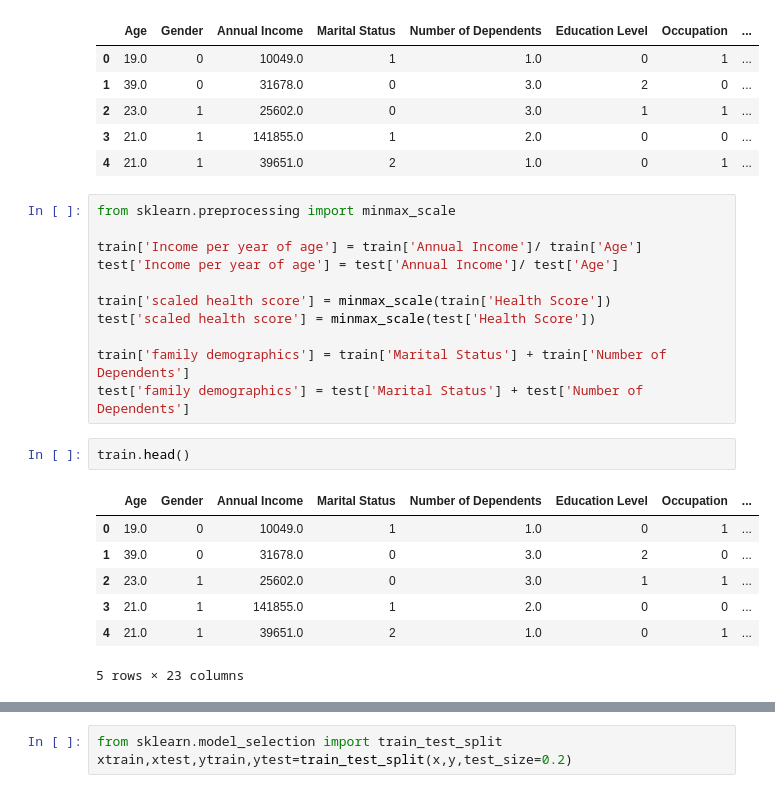
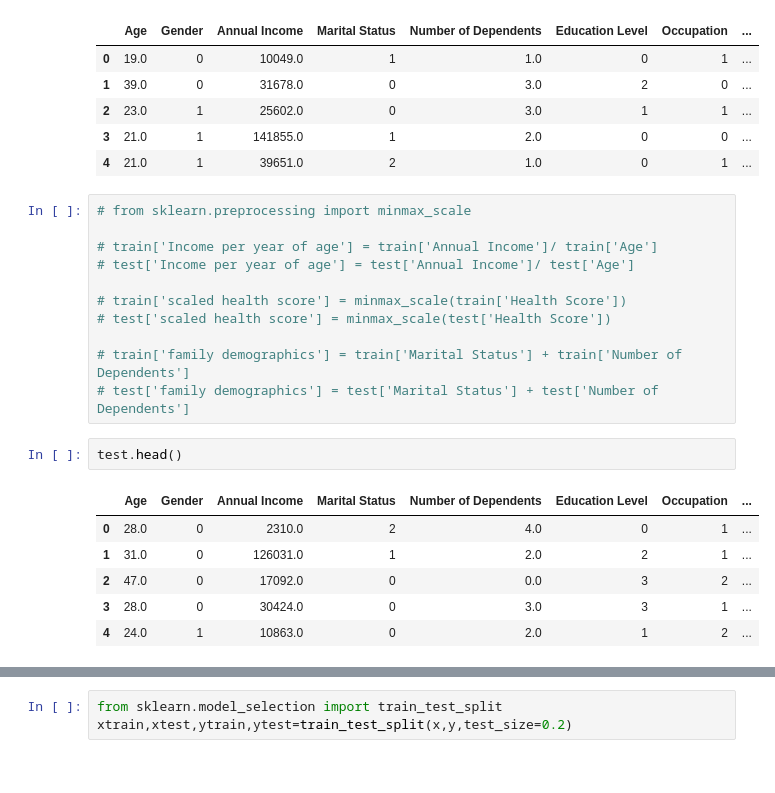
Before and after one commit to NoahHaag/Kaggle, a Jupyter notebook: insurance-data-regression-premium-amount.ipynb, the cells around one changed output, grey strips where cells are left out. Cells and saved outputs as stored; diff of their text form.

```diff
--- a/insurance-data-regression-premium-amount.ipynb
+++ b/insurance-data-regression-premium-amount.ipynb
@@ -116,26 +116,25 @@ train.head()
 | 3 | 21.0 | 1 | 141855.0 | 1 | 2.0 | 0 | 0 | ... |
 | 4 | 21.0 | 1 | 39651.0 | 2 | 1.0 | 0 | 1 | ... |
 # %%
-from sklearn.preprocessing import minmax_scale
+# from sklearn.preprocessing import minmax_scale
 
-train['Income per year of age'] = train['Annual Income']/ train['Age']
-test['Income per year of age'] = test['Annual Income']/ test['Age']
+# train['Income per year of age'] = train['Annual Income']/ train['Age']
+# test['Income per year of age'] = test['Annual Income']/ test['Age']
 
-train['scaled health score'] = minmax_scale(train['Health Score'])
-test['scaled health score'] = minmax_scale(test['Health Score'])
+# train['scaled health score'] = minmax_scale(train['Health Score'])
+# test['scaled health score'] = minmax_scale(test['Health Score'])
 
-train['family demographics'] = train['Marital Status'] + train['Number of Dependents']
-test['family demographics'] = test['Marital Status'] + test['Number of Dependents']
+# train['family demographics'] = train['Marital Status'] + train['Number of Dependents']
+# test['family demographics'] = test['Marital Status'] + test['Number of Dependents']
 # %%
-train.head()
+test.head()
 # %% [output]
 |  | Age | Gender | Annual Income | Marital Status | Number of Dependents | Education Level | Occupation | ... |
-| 0 | 19.0 | 0 | 10049.0 | 1 | 1.0 | 0 | 1 | ... |
-| 1 | 39.0 | 0 | 31678.0 | 0 | 3.0 | 2 | 0 | ... |
-| 2 | 23.0 | 1 | 25602.0 | 0 | 3.0 | 1 | 1 | ... |
-| 3 | 21.0 | 1 | 141855.0 | 1 | 2.0 | 0 | 0 | ... |
-| 4 | 21.0 | 1 | 39651.0 | 2 | 1.0 | 0 | 1 | ... |
+| 0 | 28.0 | 0 | 2310.0 | 2 | 4.0 | 0 | 1 | ... |
+| 1 | 31.0 | 0 | 126031.0 | 1 | 2.0 | 2 | 1 | ... |
+| 2 | 47.0 | 0 | 17092.0 | 0 | 0.0 | 3 | 2 | ... |
+| 3 | 28.0 | 0 | 30424.0 | 0 | 3.0 | 3 | 1 | ... |
+| 4 | 24.0 | 1 | 10863.0 | 0 | 2.0 | 1 | 2 | ... |
-5 rows × 23 columns
 # %%
 x=train.iloc[:,:-1]
 y=train['Premium Amount']
```
Also changed, not shown: parts of 8 cells of this notebook.
